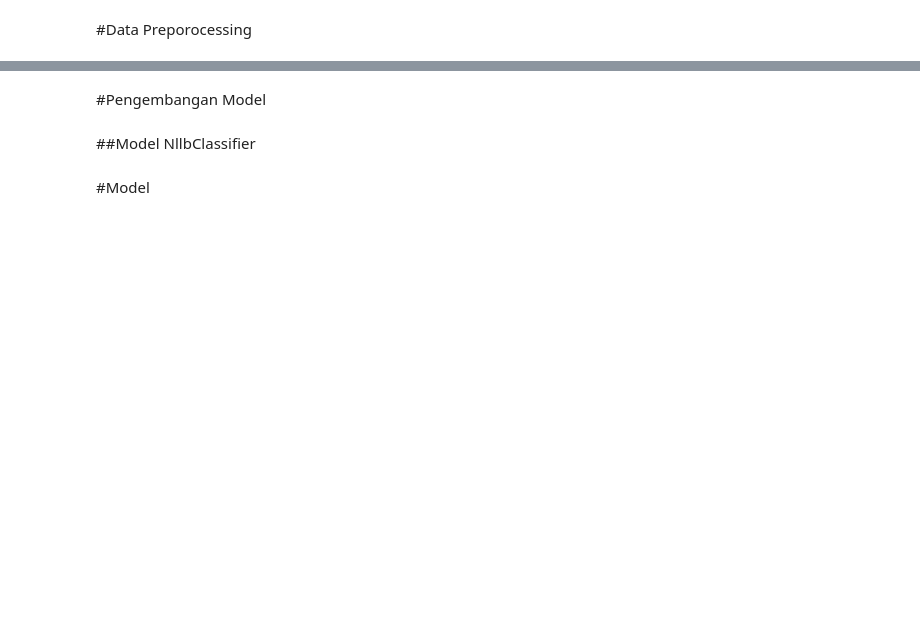
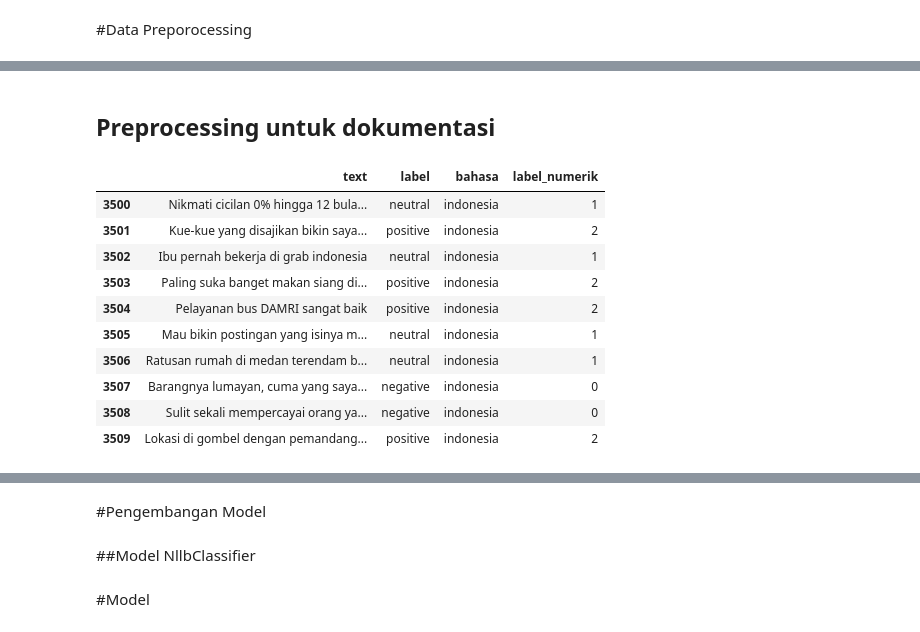
Before and after one commit to zlkhyr/NllbNusaX, a Jupyter notebook: NllbClassifier.ipynb, the cells around one changed output, grey strips where cells are left out. Cells and saved outputs as stored; diff of their text form; code cells hidden in the pictures; blank space fills up the shorter version.

```diff
--- a/NllbClassifier.ipynb
+++ b/NllbClassifier.ipynb
@@ -48,3 +56,8 @@ train.info(), test.info(), val.info()
+# %%
+label_map = {"negative": 0, "neutral": 1, "positive": 2}
+train["label"] = train["label"].map(label_map)
+val["label"] = val["label"].map(label_map)
+test["label"] = test["label"].map(label_map)
 # %%
 # map_bahasa ={
 #   'aceh' : 'ace_Latn',
@@ -84,3 +92,21 @@ def preprocess(dataset, shuffle):
 # %%
 train_dataloader = preprocess(train, True)
 val_dataloader = preprocess(val, False)
+# %% [markdown]
+## Preprocessing untuk dokumentasi
+# %%
+train['label_numerik'] = train['label'].map(label_map)
+# %%
+train[train.bahasa == 'indonesia'].head(10)
+# %% [output]
+|  | text | label | bahasa | label_numerik |
+| 3500 | Nikmati cicilan 0% hingga 12 bula... | neutral | indonesia | 1 |
+| 3501 | Kue-kue yang disajikan bikin saya... | positive | indonesia | 2 |
+| 3502 | Ibu pernah bekerja di grab indonesia | neutral | indonesia | 1 |
+| 3503 | Paling suka banget makan siang di... | positive | indonesia | 2 |
+| 3504 | Pelayanan bus DAMRI sangat baik | positive | indonesia | 2 |
+| 3505 | Mau bikin postingan yang isinya m... | neutral | indonesia | 1 |
+| 3506 | Ratusan rumah di medan terendam b... | neutral | indonesia | 1 |
+| 3507 | Barangnya lumayan, cuma yang saya... | negative | indonesia | 0 |
+| 3508 | Sulit sekali mempercayai orang ya... | negative | indonesia | 0 |
+| 3509 | Lokasi di gombel dengan pemandang... | positive | indonesia | 2 |
```
Also changed, not shown: parts of 38 cells of this notebook.
